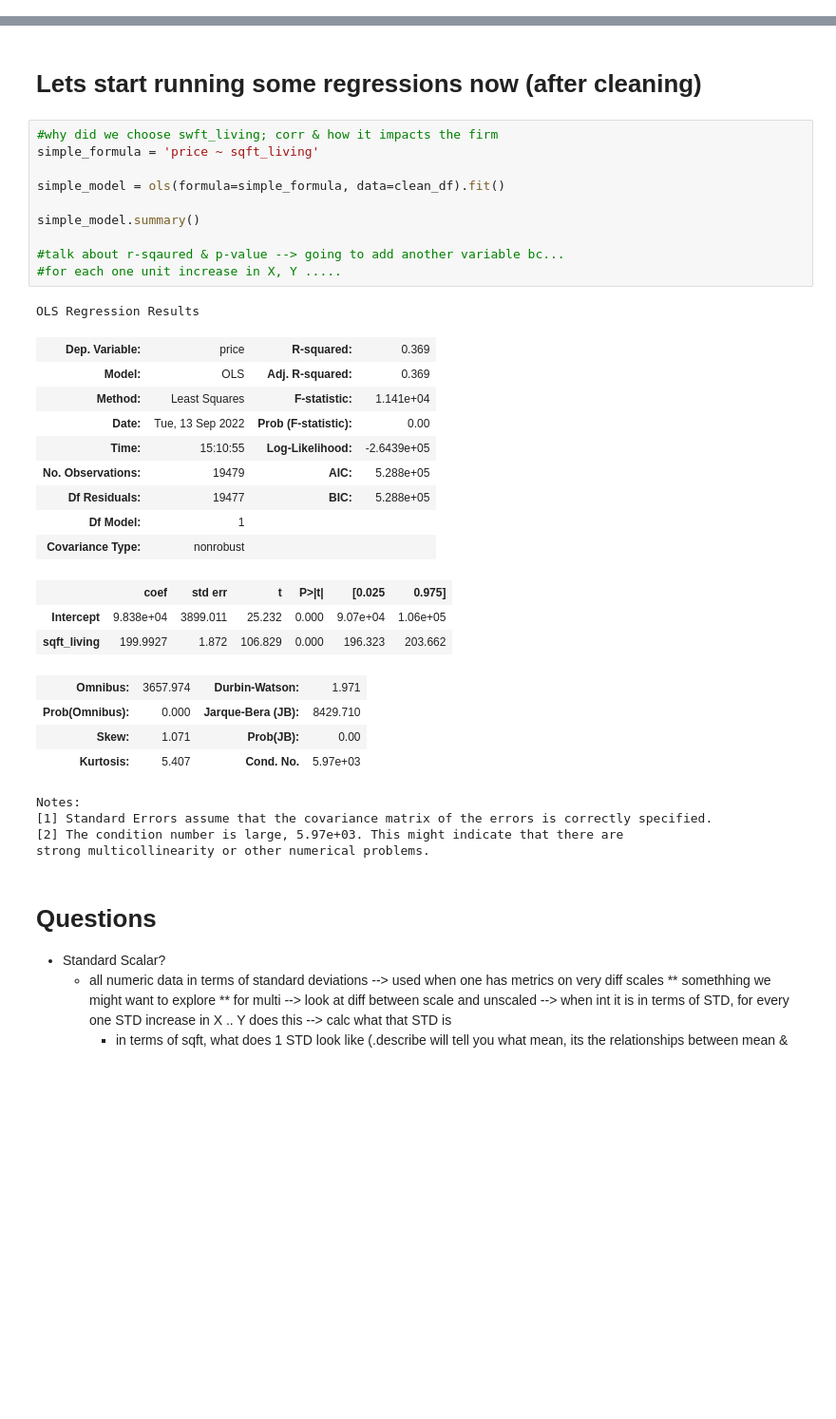
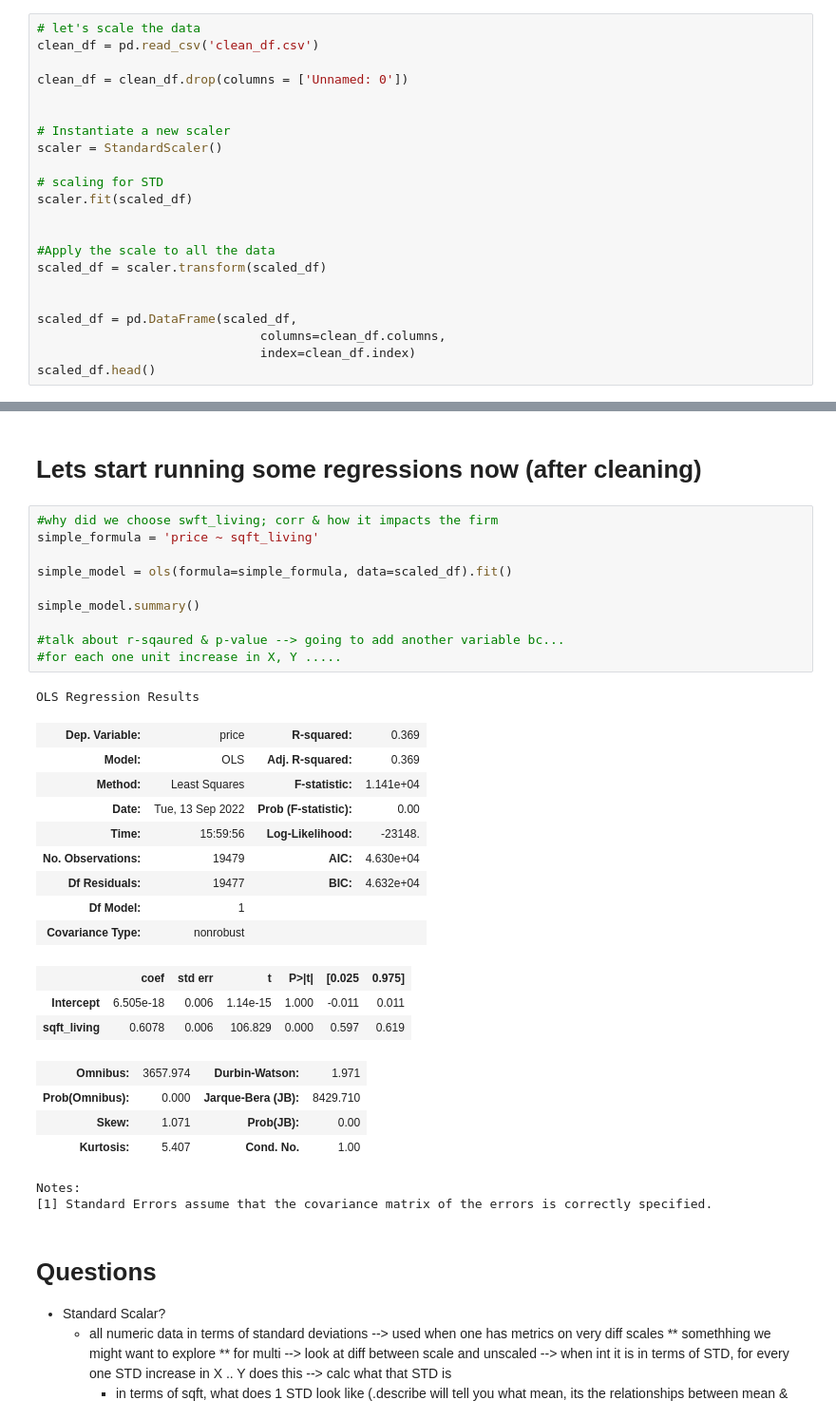
Before and after one commit to MackoyS/sarah-and-mackoy-price-modeling, a Jupyter notebook: DraftProject.ipynb, the cells around one changed output, grey strips where cells are left out. Shown: that part at 95% size. Cells and saved outputs as stored; diff of their text form; blank space fills up the shorter version.

Commit message:
updated cleaning & started models

```diff
--- a/DraftProject.ipynb
+++ b/DraftProject.ipynb
@@ -339,0 +335,22 @@ memory usage: 2.2 MB
+# %%
+# let's scale the data
+clean_df = pd.read_csv('clean_df.csv')
+
+clean_df = clean_df.drop(columns = ['Unnamed: 0'])
+
+
+# Instantiate a new scaler
+scaler = StandardScaler()
+
+# scaling for STD
+scaler.fit(scaled_df)
+
+
+#Apply the scale to all the data
+scaled_df = scaler.transform(scaled_df)
+
+
+scaled_df = pd.DataFrame(scaled_df,
+                              columns=clean_df.columns,
+                              index=clean_df.index)
+scaled_df.head()
@@ -413,35 +437,33 @@ Name: price, Length: 19479, dtype: float64
 # %%
 #why did we choose swft_living; corr & how it impacts the firm
 simple_formula = 'price ~ sqft_living'
 
-simple_model = ols(formula=simple_formula, data=clean_df).fit()
+simple_model = ols(formula=simple_formula, data=scaled_df).fit()
 
 simple_model.summary()
 
 #talk about r-sqaured & p-value --> going to add another variable bc...
 #for each one unit increase in X, Y .....
 # %% [output]
 OLS Regression Results
 | Dep. Variable: | price | R-squared: | 0.369 |
 | Model: | OLS | Adj. R-squared: | 0.369 |
 | Method: | Least Squares | F-statistic: | 1.141e+04 |
 | Date: | Tue, 13 Sep 2022 | Prob (F-statistic): | 0.00 |
-| Time: | 15:10:55 | Log-Likelihood: | -2.6439e+05 |
-| No. Observations: | 19479 | AIC: | 5.288e+05 |
-| Df Residuals: | 19477 | BIC: | 5.288e+05 |
+| Time: | 15:59:56 | Log-Likelihood: | -23148. |
+| No. Observations: | 19479 | AIC: | 4.630e+04 |
+| Df Residuals: | 19477 | BIC: | 4.632e+04 |
 | Df Model: | 1 |  |  |
 | Covariance Type: | nonrobust |  |  |
 |  | coef | std err | t | P>|t| | [0.025 | 0.975] |
-| Intercept | 9.838e+04 | 3899.011 | 25.232 | 0.000 | 9.07e+04 | 1.06e+05 |
-| sqft_living | 199.9927 | 1.872 | 106.829 | 0.000 | 196.323 | 203.662 |
+| Intercept | 6.505e-18 | 0.006 | 1.14e-15 | 1.000 | -0.011 | 0.011 |
+| sqft_living | 0.6078 | 0.006 | 106.829 | 0.000 | 0.597 | 0.619 |
 | Omnibus: | 3657.974 | Durbin-Watson: | 1.971 |
 | Prob(Omnibus): | 0.000 | Jarque-Bera (JB): | 8429.710 |
 | Skew: | 1.071 | Prob(JB): | 0.00 |
-| Kurtosis: | 5.407 | Cond. No. | 5.97e+03 |
+| Kurtosis: | 5.407 | Cond. No. | 1.00 |
 Notes:
 [1] Standard Errors assume that the covariance matrix of the errors is correctly specified.
-[2] The condition number is large, 5.97e+03. This might indicate that there are
-strong multicollinearity or other numerical problems.
 # %% [markdown]
 # Questions
 - Standard Scalar?
```
Also changed, not shown: parts of 15 cells of this notebook.
